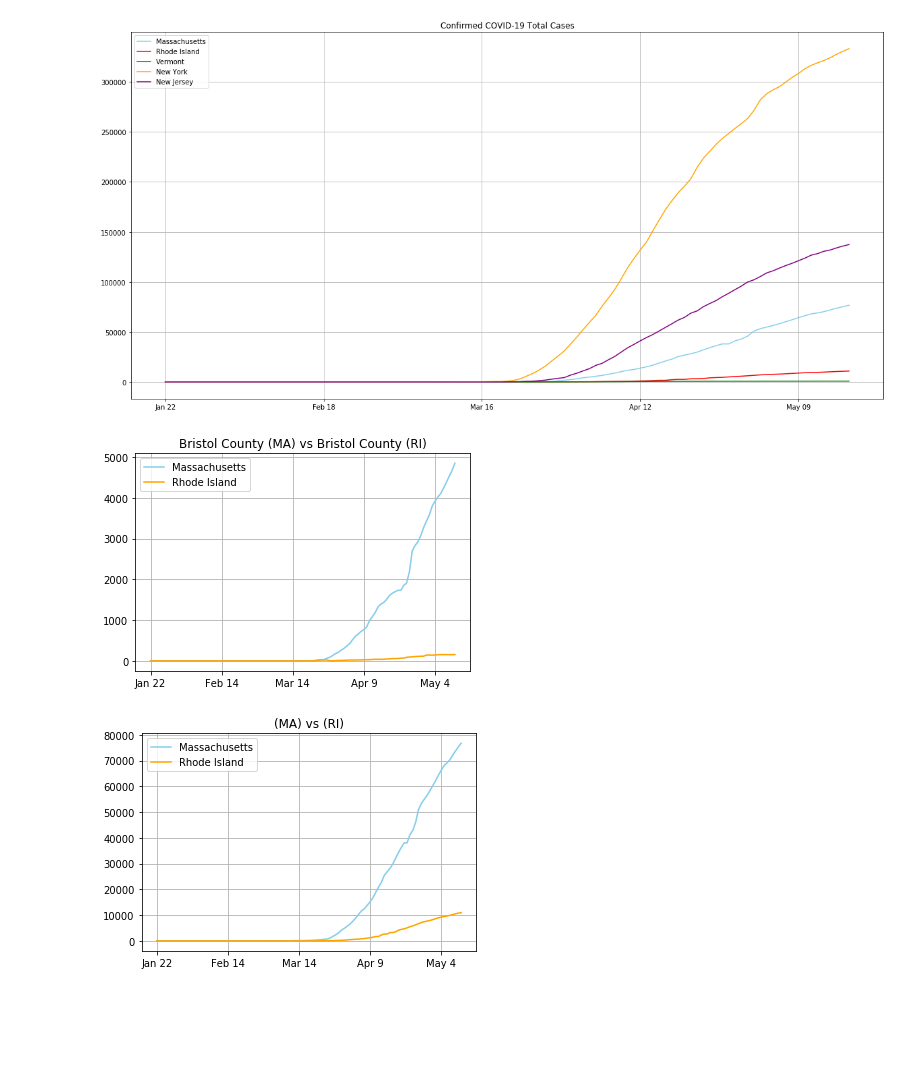
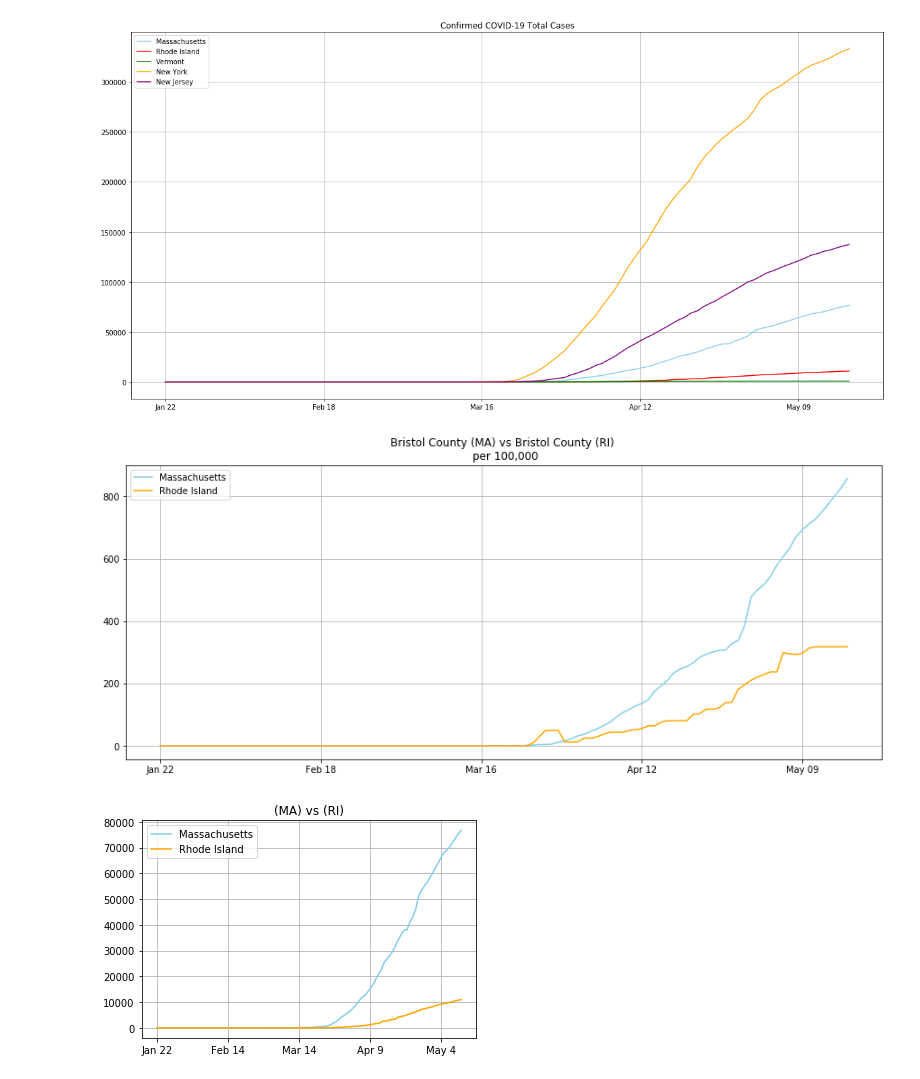
Before and after one commit to moribello/COVID-19, a Jupyter notebook: plot_test02.ipynb, the cells around one changed output. Cells and saved outputs as stored; diff of their text form; code cells hidden in the pictures; blank space fills up the shorter version.

```diff
--- a/plot_test02.ipynb
+++ b/plot_test02.ipynb
@@ -104,16 +104,18 @@ plot5(time_series)
 # %% [output]
 [figure]
 # %%
-line1 = time_series[(time_series['Province_State'] == 'Massachusetts') & (time_series['Admin2'] == 'Bristol')].sum().values[12:]
-line2 = time_series[(time_series['Province_State'] == 'Rhode Island') & (time_series['Admin2'] == 'Bristol')].sum().values[12:]
+(tick1, tick2, tick3, tick4, tick5) = tick_dates(time_series)
+line1 = (time_series[(time_series['Province_State'] == 'Massachusetts') & (time_series['Admin2'] == 'Bristol')].sum().values[12:]) / 5.65
+line2 = time_series[(time_series['Province_State'] == 'Rhode Island') & (time_series['Admin2'] == 'Bristol')].sum().values[12:] / .485
+plt.figure(figsize=(15,6))
 plt.plot(line1, color = 'skyblue', label = "Massachusetts")
 plt.plot(line2, color = 'orange', label = "Rhode Island")
 plt.grid()
-plt.title("Bristol County (MA) vs Bristol County (RI)")
+plt.title("Bristol County (MA) vs Bristol County (RI) \n per 100,000")
 plt.legend()
-plt.xticks([0,25, 50,75, 100], ["Jan 22", "Feb 14", "Mar 14","Apr 9", "May 4"]);
+plt.xticks([0,25, 50,75, 100], [tick1, tick2, tick3, tick4, tick5]);
 # %% [output]
-[figure, old version]
+[figure, new version]
 # %%
 line1 = time_series[(time_series['Province_State'] == 'Massachusetts')].sum().values[12:]
 line2 = time_series[(time_series['Province_State'] == 'Rhode Island')].sum().values[12:]
```
Also changed, not shown: parts of 1 cell of this notebook, 1 other file.
